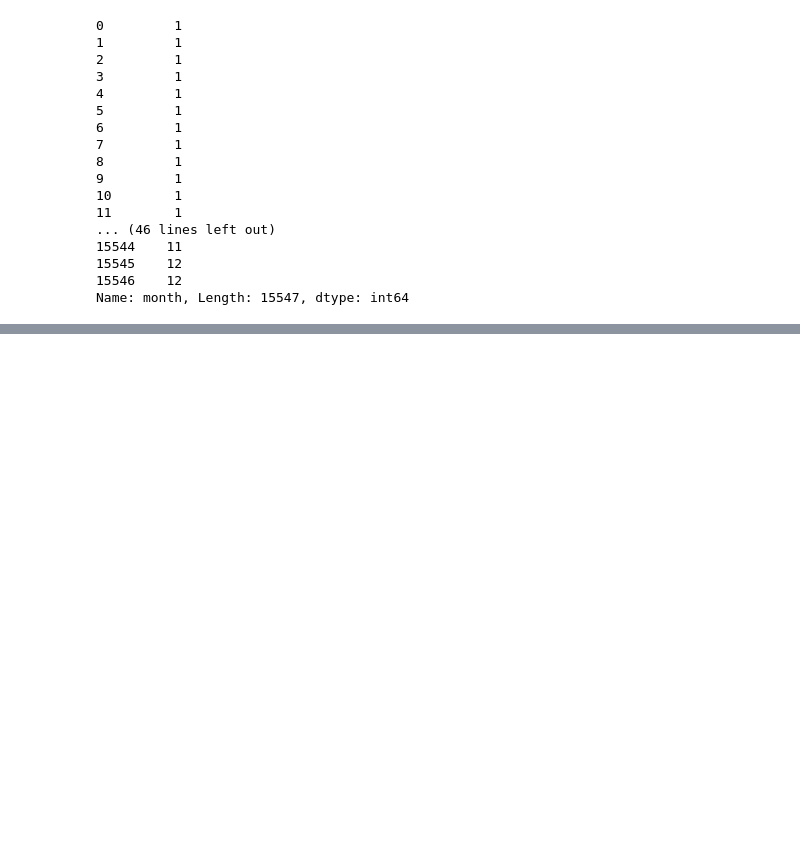
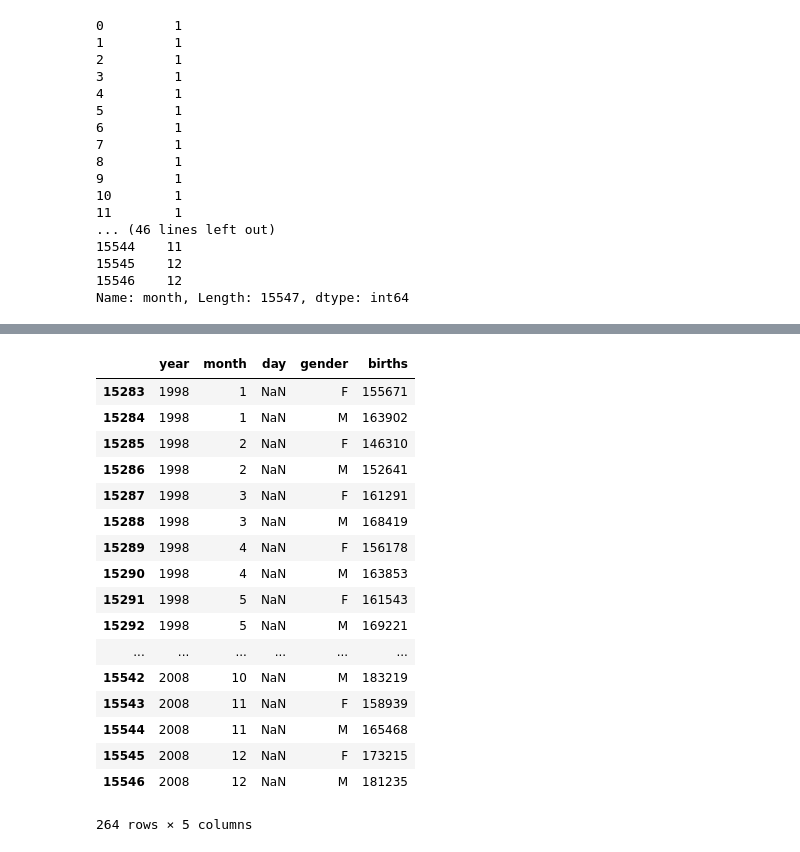
Before and after one commit to kumarUjjawal/pandas_for_beginners, a Jupyter notebook: pandas_for_beginners.ipynb, the cells around one changed output, grey strips where cells are left out. Cells and saved outputs as stored; diff of their text form; code cells hidden in the pictures; blank space fills up the shorter version.

```diff
--- a/pandas_for_beginners.ipynb
+++ b/pandas_for_beginners.ipynb
@@ -91,0 +295,21 @@ subset = df[['year','month']]
+# %%
+df.loc[(df['year'] > 1997) & (df['births'] > 4500)]
+# %% [output]
+|  | year | month | day | gender | births |
+| 15283 | 1998 | 1 | NaN | F | 155671 |
+| 15284 | 1998 | 1 | NaN | M | 163902 |
+| 15285 | 1998 | 2 | NaN | F | 146310 |
+| 15286 | 1998 | 2 | NaN | M | 152641 |
+| 15287 | 1998 | 3 | NaN | F | 161291 |
+| 15288 | 1998 | 3 | NaN | M | 168419 |
+| 15289 | 1998 | 4 | NaN | F | 156178 |
+| 15290 | 1998 | 4 | NaN | M | 163853 |
+| 15291 | 1998 | 5 | NaN | F | 161543 |
+| 15292 | 1998 | 5 | NaN | M | 169221 |
+| ... | ... | ... | ... | ... | ... |
+| 15542 | 2008 | 10 | NaN | M | 183219 |
+| 15543 | 2008 | 11 | NaN | F | 158939 |
+| 15544 | 2008 | 11 | NaN | M | 165468 |
+| 15545 | 2008 | 12 | NaN | F | 173215 |
+| 15546 | 2008 | 12 | NaN | M | 181235 |
+264 rows × 5 columns
```
Also changed, not shown: parts of 23 cells of this notebook.
